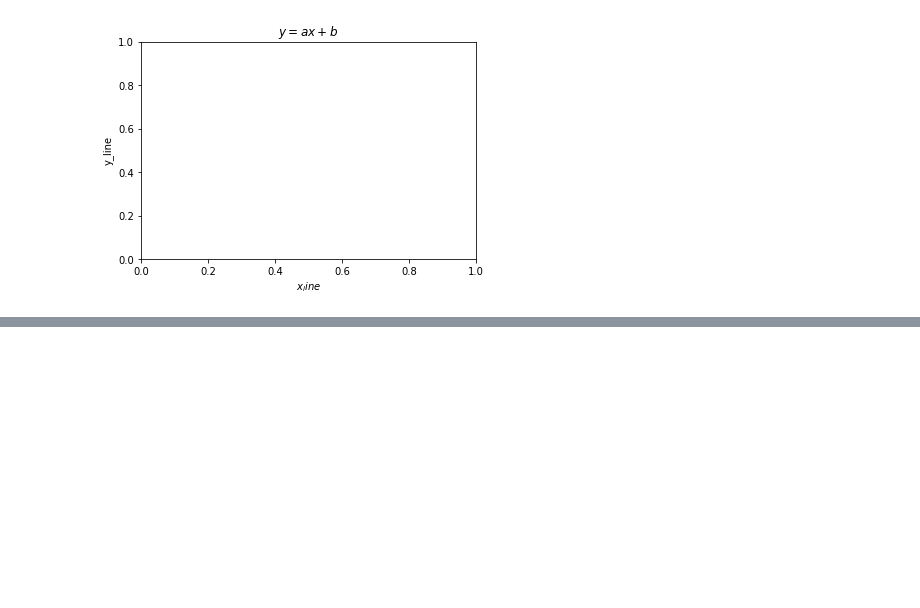
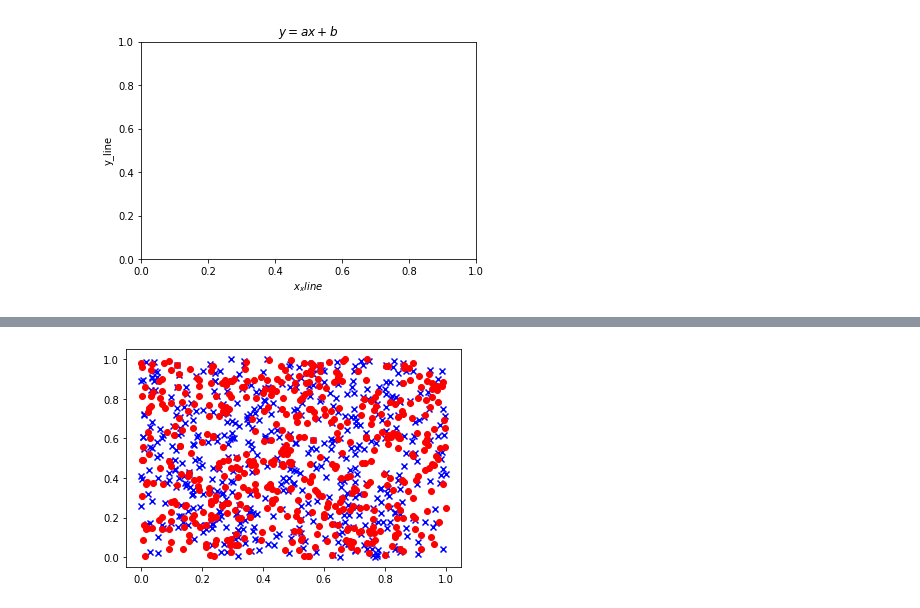
Before and after one commit to Deadlyelder/visualisation-workshop, a Jupyter notebook: src/matplotlib.ipynb, the cells around one changed output, grey strips where cells are left out. Cells and saved outputs as stored; diff of their text form; code cells hidden in the pictures; blank space fills up the shorter version.

```diff
--- a/src/matplotlib.ipynb
+++ b/src/matplotlib.ipynb
@@ -127,0 +170,11 @@ plt.show()
+# %%
+# random samples within a uniform distribution over [0, 1)
+data_1 = np.random.rand(512, 2)
+data_2 = np.random.rand(512, 2)
+# %%
+# We can switch the markers to different types
+plt.scatter(data_1[:, 0], data_1[:, 1], c="b", marker="x")
+plt.scatter(data_2[:, 0], data_2[:, 1], c="r", marker="o")
+plt.show()
+# %% [output]
+[figure, added]
```
Also changed, not shown: parts of 24 cells of this notebook.
